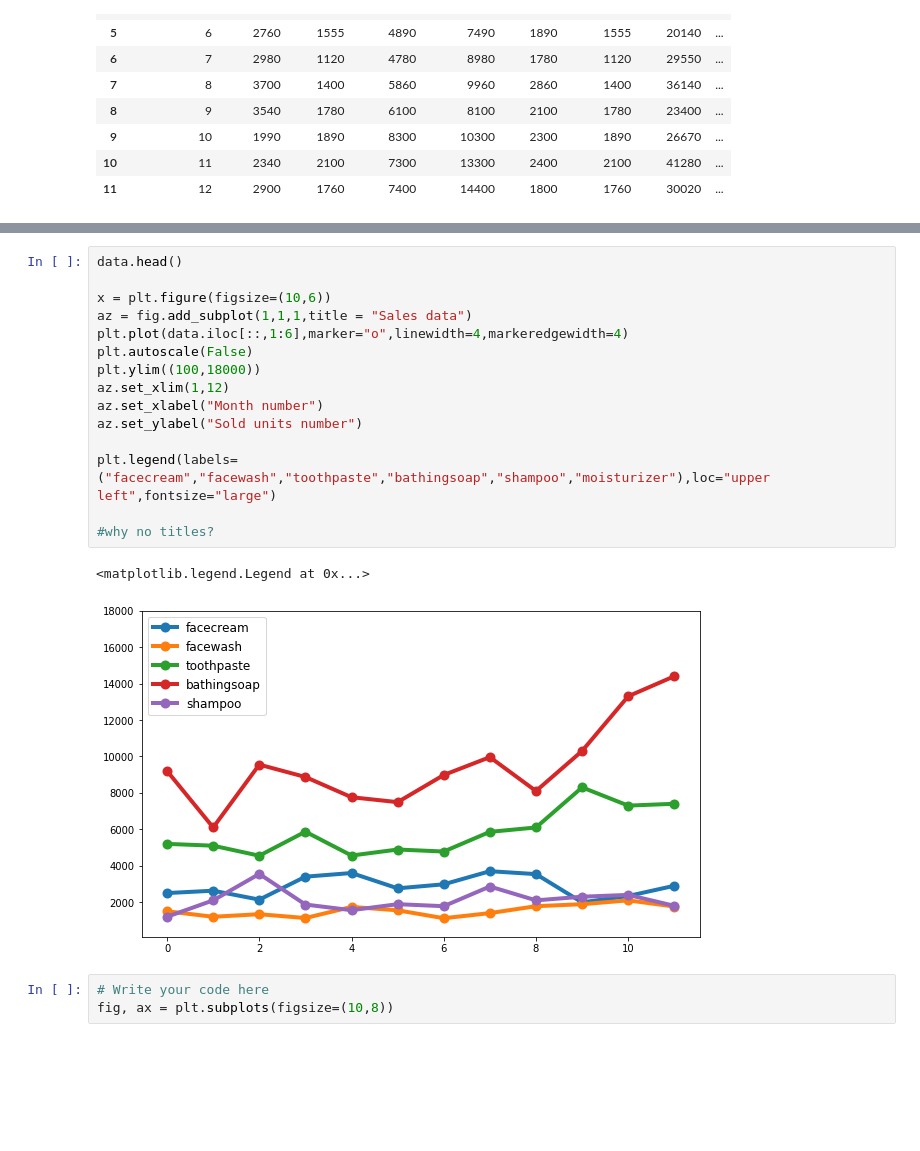
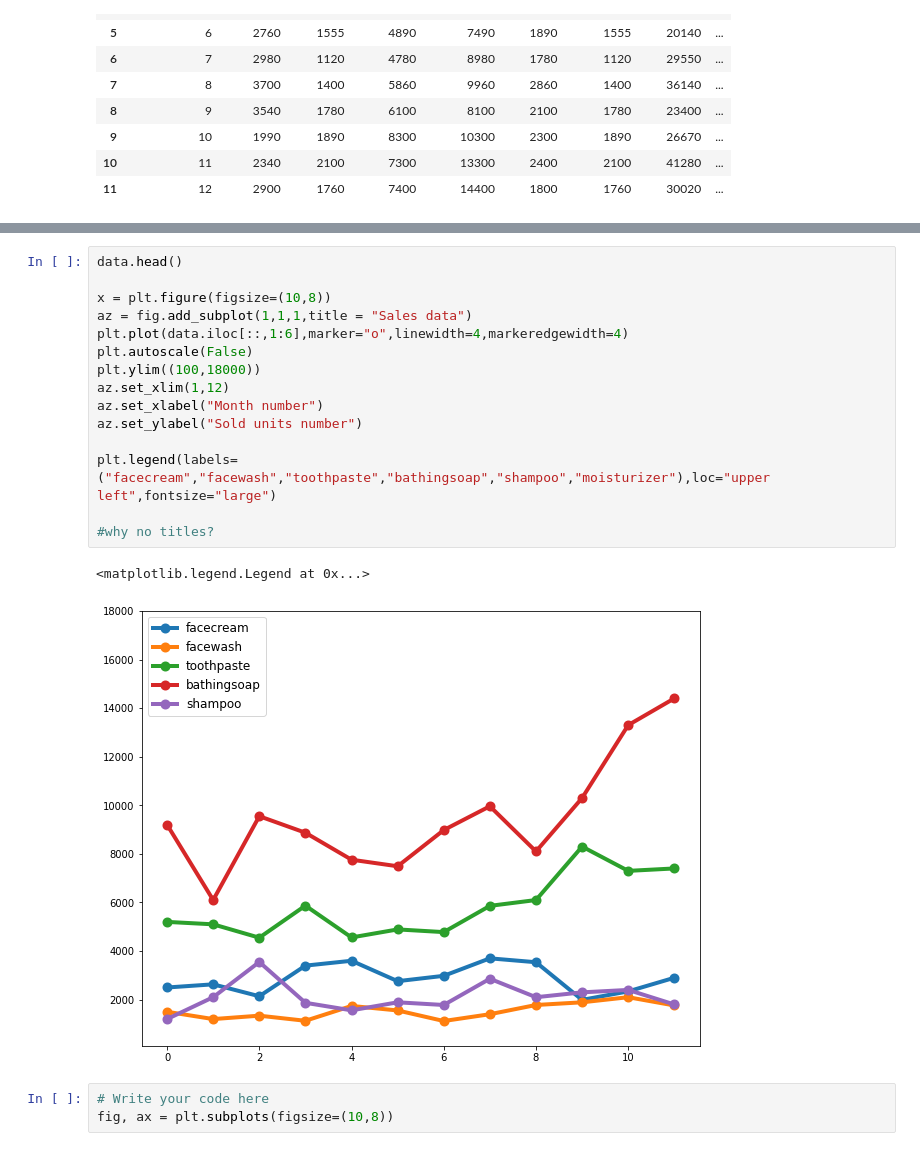
Before and after one commit to AnaValiente/akademy_student_code, a Jupyter notebook: 00_python/04-MatPlotLib/Matplotlib_exercises.AnaEdit.ipynb, the cells around one changed output, grey strips where cells are left out. Saved outputs shown, nothing was run; the diff lists cells and outputs as text; blank space fills up the shorter version.

```diff
--- a/00_python/04-MatPlotLib/Matplotlib_exercises.AnaEdit.ipynb
+++ b/00_python/04-MatPlotLib/Matplotlib_exercises.AnaEdit.ipynb
@@ -76,21 +76,21 @@ The graph should look like this:
 # %%
 data.head()
 
-x = plt.figure(figsize=(10,6))
+x = plt.figure(figsize=(10,8))
 az = fig.add_subplot(1,1,1,title = "Sales data")
 plt.plot(data.iloc[::,1:6],marker="o",linewidth=4,markeredgewidth=4)
 plt.autoscale(False)
 plt.ylim((100,18000))
 az.set_xlim(1,12)
 az.set_xlabel("Month number")
 az.set_ylabel("Sold units number")
 
 plt.legend(labels=("facecream","facewash","toothpaste","bathingsoap","shampoo","moisturizer"),loc="upper left",fontsize="large")
 
 #why no titles?
 # %% [output]
 <matplotlib.legend.Legend at 0x...>
-[figure, old version]
+[figure, new version]
 # %%
 # Write your code here
 fig, ax = plt.subplots(figsize=(10,8))
```
Also changed, not shown: parts of 1 cell of this notebook, 2 other files.
